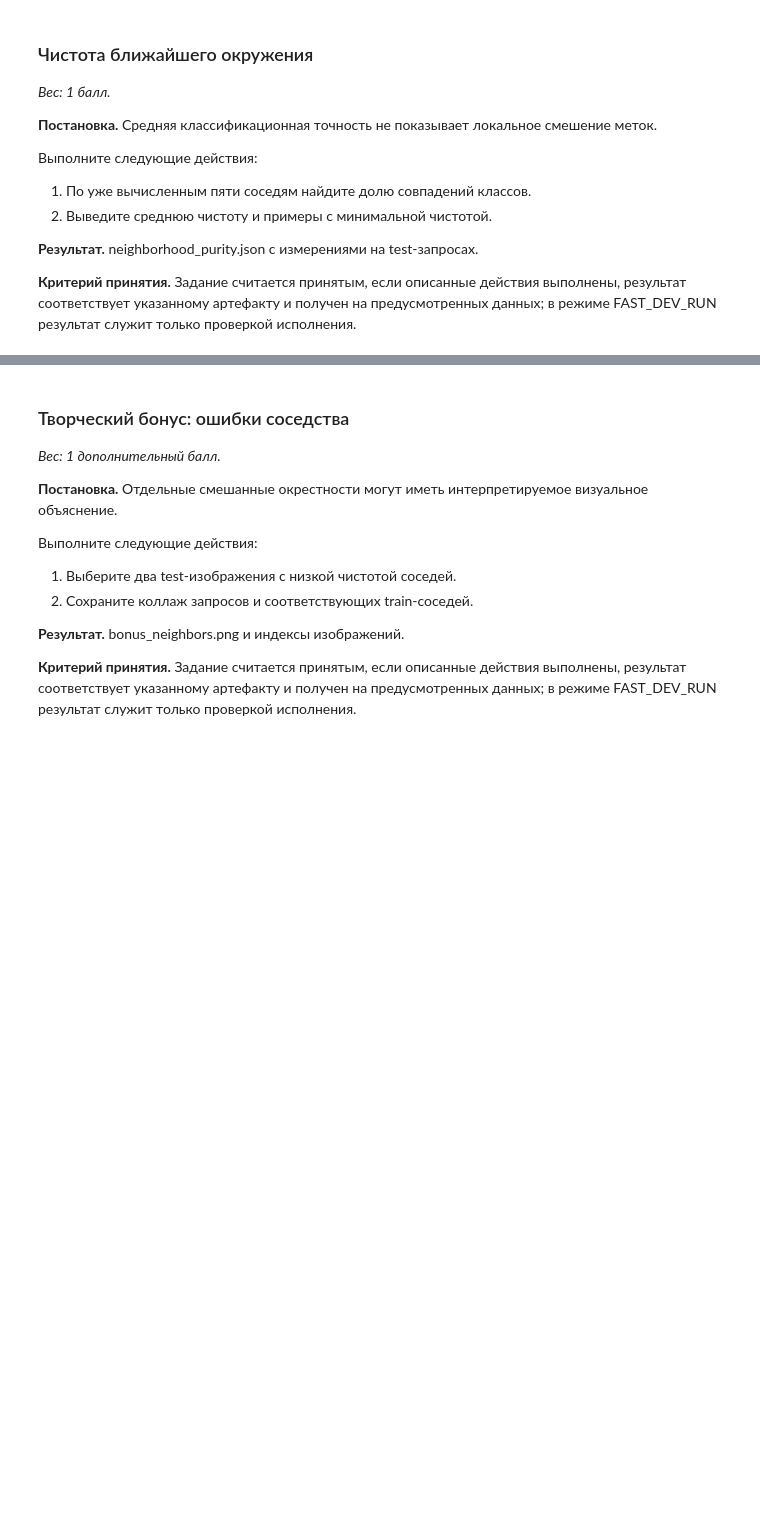
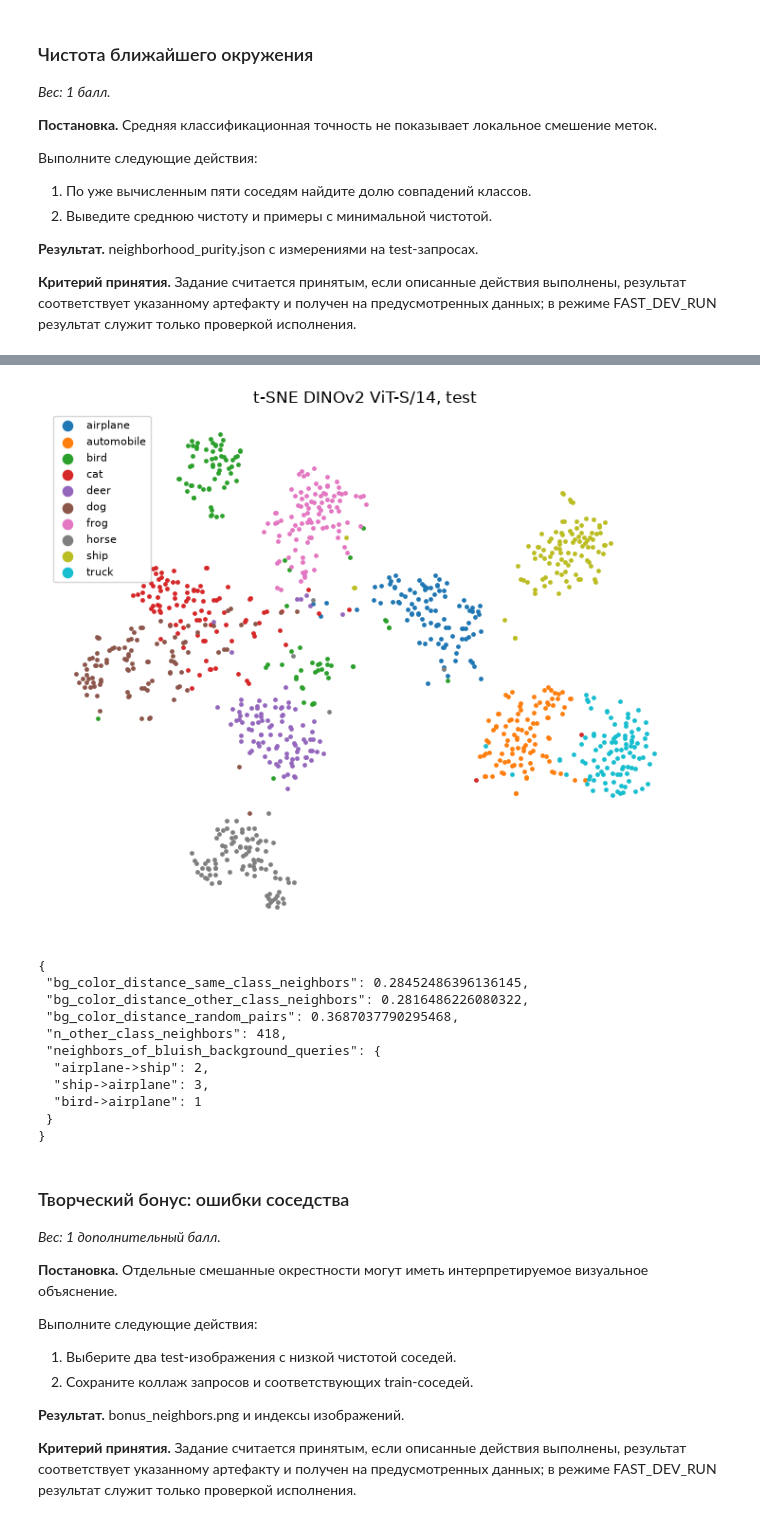
Before and after one commit to Meta1rus/computer_vision_2026, a Jupyter notebook: labs/lab_04_self_supervised/student.ipynb, the cells around one changed output, grey strips where cells are left out. Drawn from its saved outputs; the diff is of its cells as text; code cells hidden in the pictures; blank space fills up the shorter version.

```diff
--- a/labs/lab_04_self_supervised/student.ipynb
+++ b/labs/lab_04_self_supervised/student.ipynb
@@ -466,3 +506,46 @@ raise NotImplementedError("Реализуйте это задание в это
+# %%
+from sklearn.manifold import TSNE
+emb2d = TSNE(n_components=2, init="pca", random_state=SEED, perplexity=30).fit_transform(X_test)
+plt.figure(figsize=(7, 6))
+for c in range(10):
+    m = y_test == c
+    plt.scatter(emb2d[m, 0], emb2d[m, 1], s=6, label=classes[c])
+plt.legend(markerscale=3, fontsize=8); plt.title("t-SNE DINOv2 ViT-S/14, test"); plt.axis("off")
+plt.tight_layout(); plt.savefig(ARTIFACTS / "tsne_test.png", dpi=110); plt.show()
+
+def border_color(imgs):
+    """Средний RGB по рамке шириной 3 px — грубая оценка цвета фона."""
+    m = np.ones((32, 32), bool); m[3:-3, 3:-3] = False
+    return imgs[:, m].mean(1) / 255
+
+bc_test, bc_train = border_color(raw_test.data[test_idx]), border_color(raw_train.data[train_idx])
+same_d, other_d = [], []
+for q in range(len(y_test)):
+    for j in nn5[q]:
+        d = np.linalg.norm(bc_test[q] - bc_train[j])
+        (same_d if y_train[j] == y_test[q] else other_d).append(d)
+rand_d = np.linalg.norm(bc_test[rng.randint(0, len(y_test), 5000)] - bc_train[rng.randint(0, len(y_train), 5000)], axis=1)
+shortcut = {"bg_color_distance_same_class_neighbors": float(np.mean(same_d)), "bg_color_distance_other_class_neighbors": float(np.mean(other_d)),
+            "bg_color_distance_random_pairs": float(rand_d.mean()), "n_other_class_neighbors": len(other_d)}
+sky_like = bc_test[:, 2] > bc_test[:, 0] + 0.08     # синеватый фон: небо или вода
+mixed = {f"{a}->{b}": int(sum(1 for q in np.where((y_test == classes.index(a)) & sky_like)[0] for j in nn5[q] if y_train[j] == classes.index(b)))
+         for a, b in [("airplane", "ship"), ("ship", "airplane"), ("bird", "airplane")]}
+shortcut["neighbors_of_bluish_background_queries"] = mixed
+(ARTIFACTS / "shortcut_check.json").write_text(json.dumps(shortcut, indent=2))
+print(json.dumps(shortcut, indent=1))
+# %% [output]
+[figure, added]
+{
+ "bg_color_distance_same_class_neighbors": 0.28452486396136145,
+ "bg_color_distance_other_class_neighbors": 0.2816486226080322,
+ "bg_color_distance_random_pairs": 0.3687037790295468,
+ "n_other_class_neighbors": 418,
+ "neighbors_of_bluish_background_queries": {
+  "airplane->ship": 2,
+  "ship->airplane": 3,
+  "bird->airplane": 1
+ }
+}
 # %% [markdown]
 ### Творческий бонус: ошибки соседства
 
```
Also changed, not shown: parts of 3 cells of this notebook, 5 other files.
